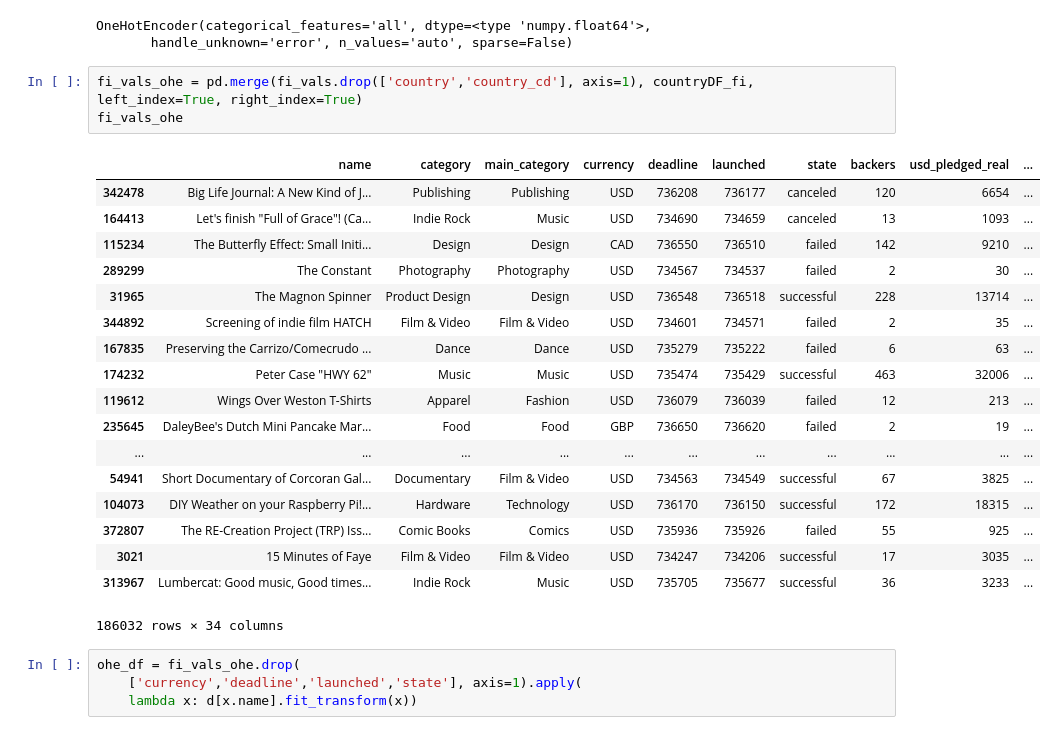
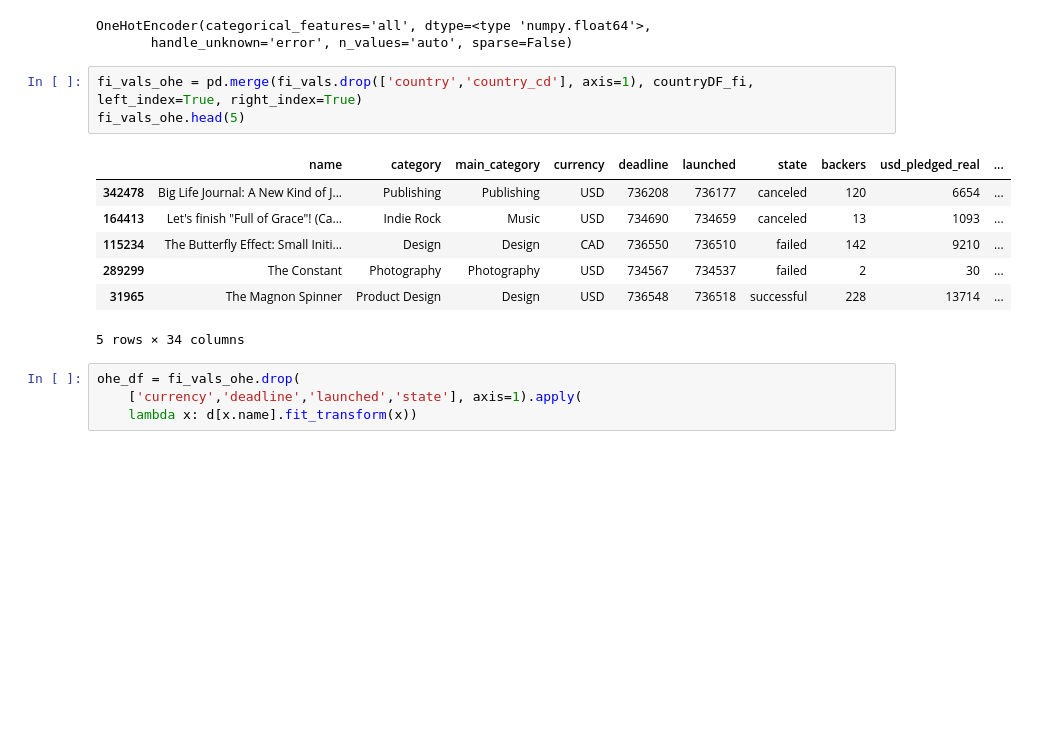
Before and after one commit to stfox13/CSC478FinalProject, a Jupyter notebook: JupyterNotebooks/EDA-RCT-2-2.ipynb, the cells around one changed output. Cells and saved outputs as stored; diff of their text form; blank space fills up the shorter version.

```diff
--- a/JupyterNotebooks/EDA-RCT-2-2.ipynb
+++ b/JupyterNotebooks/EDA-RCT-2-2.ipynb
@@ -833,26 +833,15 @@ OneHotEncoder(categorical_features='all', dtype=<type 'numpy.float64'>,
        handle_unknown='error', n_values='auto', sparse=False)
 # %%
 fi_vals_ohe = pd.merge(fi_vals.drop(['country','country_cd'], axis=1), countryDF_fi, left_index=True, right_index=True)
-fi_vals_ohe
+fi_vals_ohe.head(5)
 # %% [output]
 |  | name | category | main_category | currency | deadline | launched | state | backers | usd_pledged_real | ... |
 | 342478 | Big Life Journal: A New Kind of J... | Publishing | Publishing | USD | 736208 | 736177 | canceled | 120 | 6654 | ... |
 | 164413 | Let's finish "Full of Grace"! (Ca... | Indie Rock | Music | USD | 734690 | 734659 | canceled | 13 | 1093 | ... |
 | 115234 | The Butterfly Effect: Small Initi... | Design | Design | CAD | 736550 | 736510 | failed | 142 | 9210 | ... |
 | 289299 | The Constant | Photography | Photography | USD | 734567 | 734537 | failed | 2 | 30 | ... |
 | 31965 | The Magnon Spinner | Product Design | Design | USD | 736548 | 736518 | successful | 228 | 13714 | ... |
-| 344892 | Screening of indie film HATCH | Film & Video | Film & Video | USD | 734601 | 734571 | failed | 2 | 35 | ... |
-| 167835 | Preserving the Carrizo/Comecrudo ... | Dance | Dance | USD | 735279 | 735222 | failed | 6 | 63 | ... |
-| 174232 | Peter Case "HWY 62" | Music | Music | USD | 735474 | 735429 | successful | 463 | 32006 | ... |
-| 119612 | Wings Over Weston T-Shirts | Apparel | Fashion | USD | 736079 | 736039 | failed | 12 | 213 | ... |
-| 235645 | DaleyBee's Dutch Mini Pancake Mar... | Food | Food | GBP | 736650 | 736620 | failed | 2 | 19 | ... |
-| ... | ... | ... | ... | ... | ... | ... | ... | ... | ... | ... |
-| 54941 | Short Documentary of Corcoran Gal... | Documentary | Film & Video | USD | 734563 | 734549 | successful | 67 | 3825 | ... |
-| 104073 | DIY Weather on your Raspberry Pi!... | Hardware | Technology | USD | 736170 | 736150 | successful | 172 | 18315 | ... |
-| 372807 | The RE-Creation Project (TRP) Iss... | Comic Books | Comics | USD | 735936 | 735926 | failed | 55 | 925 | ... |
-| 3021 | 15 Minutes of Faye | Film & Video | Film & Video | USD | 734247 | 734206 | successful | 17 | 3035 | ... |
-| 313967 | Lumbercat: Good music, Good times... | Indie Rock | Music | USD | 735705 | 735677 | successful | 36 | 3233 | ... |
-186032 rows × 34 columns
+5 rows × 34 columns
 # %%
 ohe_df = fi_vals_ohe.drop(
     ['currency','deadline','launched','state'], axis=1).apply(
```
Also changed, not shown: parts of 2 cells of this notebook, 2 other files.
